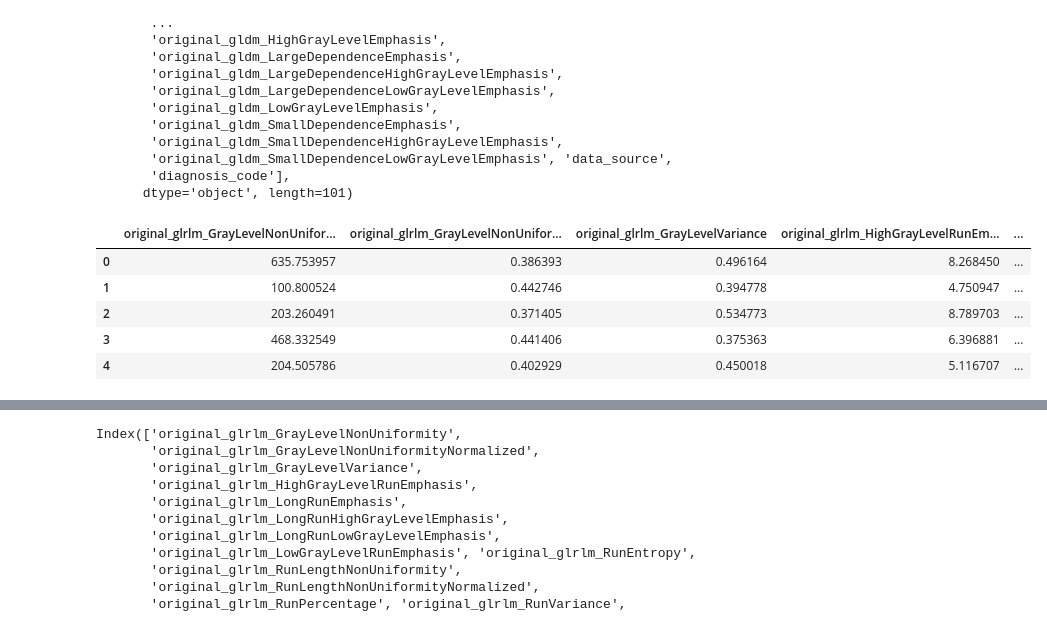
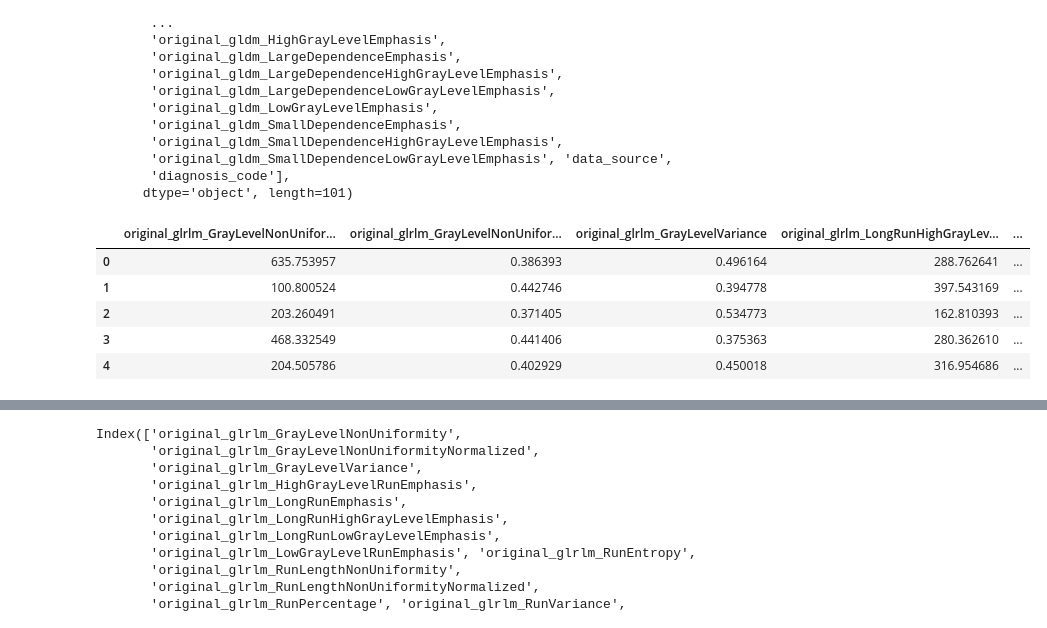
Before and after one commit to ikachko/algorithm-detects-liver-pathology, a Jupyter notebook: xdgboost_learn.ipynb, the cells around one changed output, grey strips where cells are left out. Drawn from its saved outputs; the diff is of its cells as text; code cells hidden in the pictures.

```diff
--- a/xdgboost_learn.ipynb
+++ b/xdgboost_learn.ipynb
@@ -58,12 +58,12 @@ glrlm_features = [
     'diagnosis_code'
 ]
 # %%
-glrlm_data = dataset[glrlm_features]
+glrlm_data = dataset[important_features]
 glrlm_data.head()
 # %% [output]
-|  | original_glrlm_GrayLevelNonUnifor... | original_glrlm_GrayLevelNonUnifor... | original_glrlm_GrayLevelVariance | original_glrlm_HighGrayLevelRunEm... | ... |
-| 0 | 635.753957 | 0.386393 | 0.496164 | 8.268450 | ... |
-| 1 | 100.800524 | 0.442746 | 0.394778 | 4.750947 | ... |
-| 2 | 203.260491 | 0.371405 | 0.534773 | 8.789703 | ... |
-| 3 | 468.332549 | 0.441406 | 0.375363 | 6.396881 | ... |
-| 4 | 204.505786 | 0.402929 | 0.450018 | 5.116707 | ... |
+|  | original_glrlm_GrayLevelNonUnifor... | original_glrlm_GrayLevelNonUnifor... | original_glrlm_GrayLevelVariance | original_glrlm_LongRunHighGrayLev... | ... |
+| 0 | 635.753957 | 0.386393 | 0.496164 | 288.762641 | ... |
+| 1 | 100.800524 | 0.442746 | 0.394778 | 397.543169 | ... |
+| 2 | 203.260491 | 0.371405 | 0.534773 | 162.810393 | ... |
+| 3 | 468.332549 | 0.441406 | 0.375363 | 280.362610 | ... |
+| 4 | 204.505786 | 0.402929 | 0.450018 | 316.954686 | ... |
```
Also changed, not shown: parts of 4 cells of this notebook.
